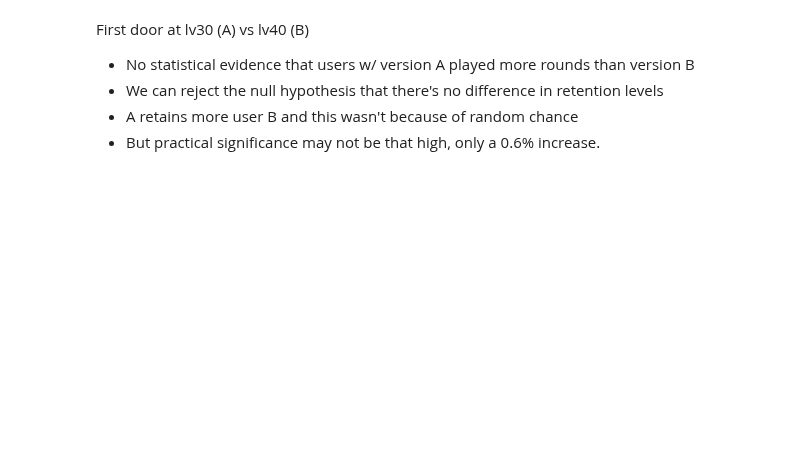
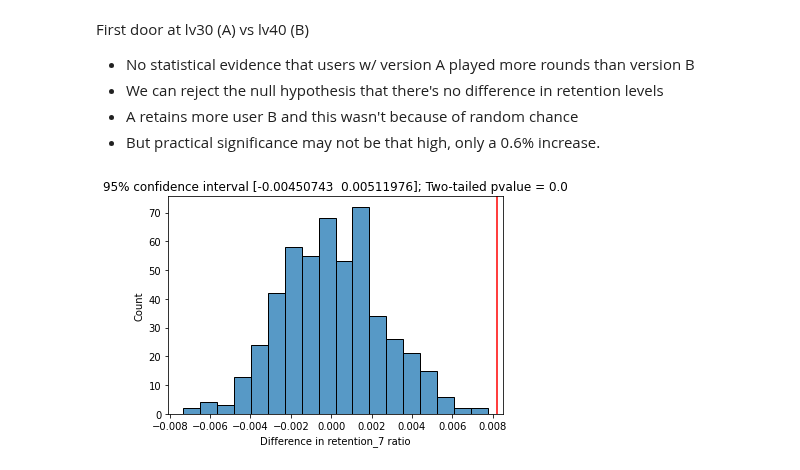
Before and after one commit to tawiwut-cha/datacamp_projects, a Jupyter notebook: cookie_cats/cookie_cats_tc.ipynb, the cells around one changed output. Saved outputs shown, nothing was run; the diff lists cells and outputs as text; code cells hidden in the pictures; blank space fills up the shorter version.

Commit message:
compared with your own work

```diff
--- a/cookie_cats/cookie_cats_tc.ipynb
+++ b/cookie_cats/cookie_cats_tc.ipynb
@@ -222,3 +215,14 @@ First door at lv30 (A) vs lv40 (B)
 - We can reject the null hypothesis that there's no difference in retention levels
 - A retains more user B and this wasn't because of random chance
 - But practical significance may not be that high, only a 0.6% increase.
+# %%
+# Observed difference
+diff_retention7_obs = df_a.retention_7.mean() - df_b.retention_7.mean()
+
+# Generate permutation samples and replicates
+diff_retention7_replicates = gen_perm_replicates(500, df, np.mean, 'retention_7', len(df_a), len(df_b))
+
+# Compare the observed stats to perm replicates
+obs_vs_replicates(diff_retention7_obs, diff_retention7_replicates, 'Difference in retention_7 ratio')
+# %% [output]
+[figure, added]
```
Also changed, not shown: parts of 5 cells of this notebook.
